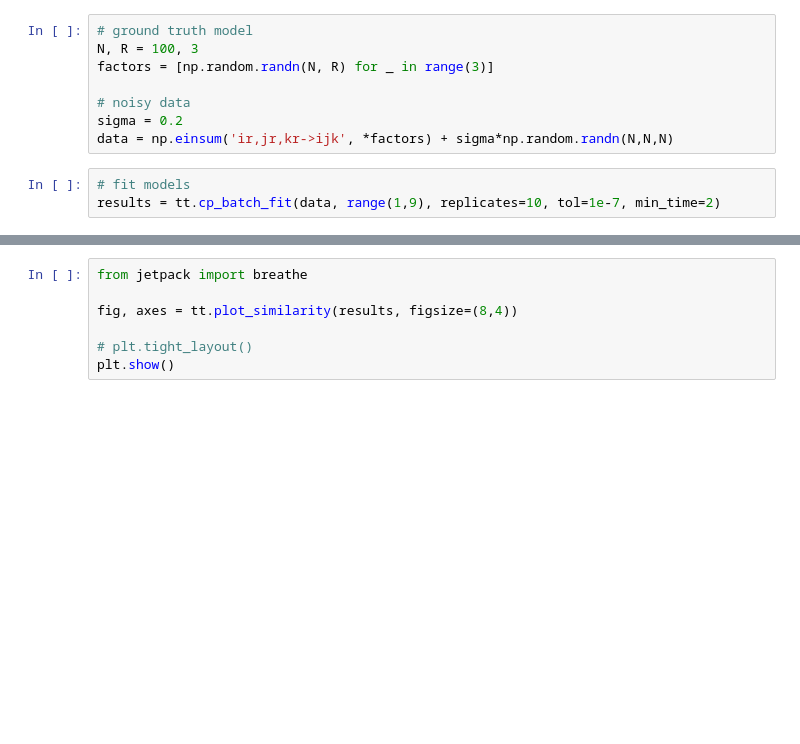
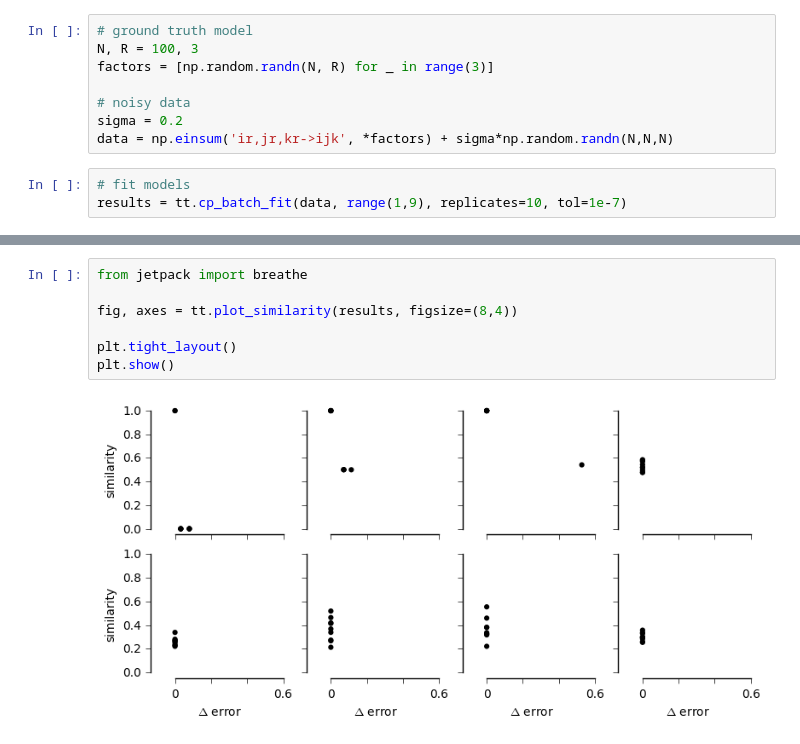
Before and after one commit to neurostatslab/tensortools, a Jupyter notebook: examples/choosing-number-of-factors.ipynb, the cells around one changed output, grey strips where cells are left out. Saved outputs shown, nothing was run; the diff lists cells and outputs as text; blank space fills up the shorter version.

```diff
--- a/examples/choosing-number-of-factors.ipynb
+++ b/examples/choosing-number-of-factors.ipynb
@@ -13,6 +13,6 @@ sigma = 0.2
 data = np.einsum('ir,jr,kr->ijk', *factors) + sigma*np.random.randn(N,N,N)
 # %%
 # fit models
-results = tt.cp_batch_fit(data, range(1,9), replicates=10, tol=1e-7, min_time=2)
+results = tt.cp_batch_fit(data, range(1,9), replicates=10, tol=1e-7)
 # %% [output]
 Optimizing rank-1 models.
@@ -22,7 +41,9 @@ tt.plot_scree(results)
 # %%
 from jetpack import breathe
 
 fig, axes = tt.plot_similarity(results, figsize=(8,4))
 
-# plt.tight_layout()
+plt.tight_layout()
 plt.show()
+# %% [output]
+[figure, added]
```
Also changed, not shown: parts of 2 cells of this notebook, 7 other files.
